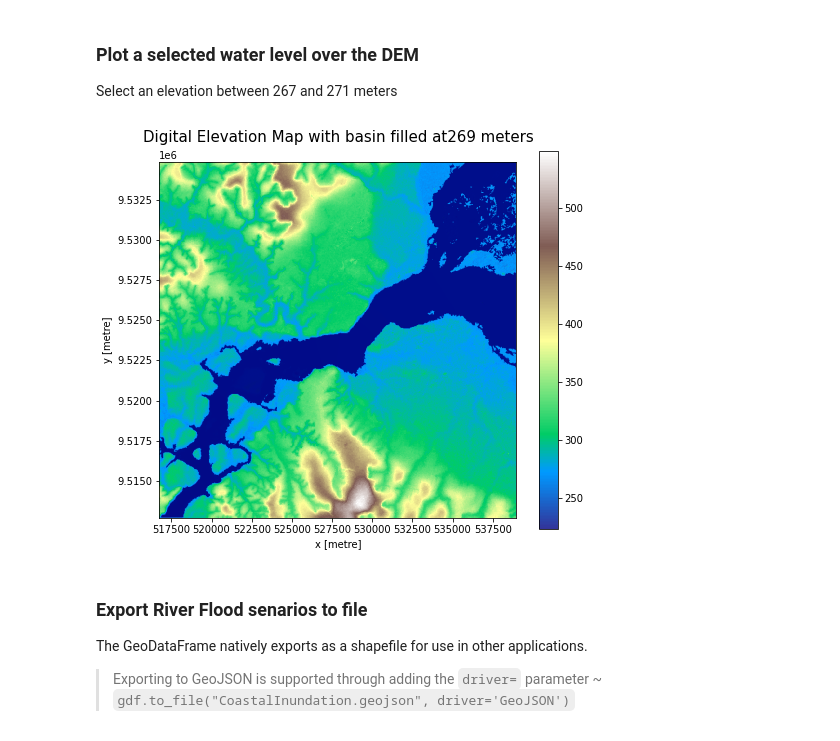
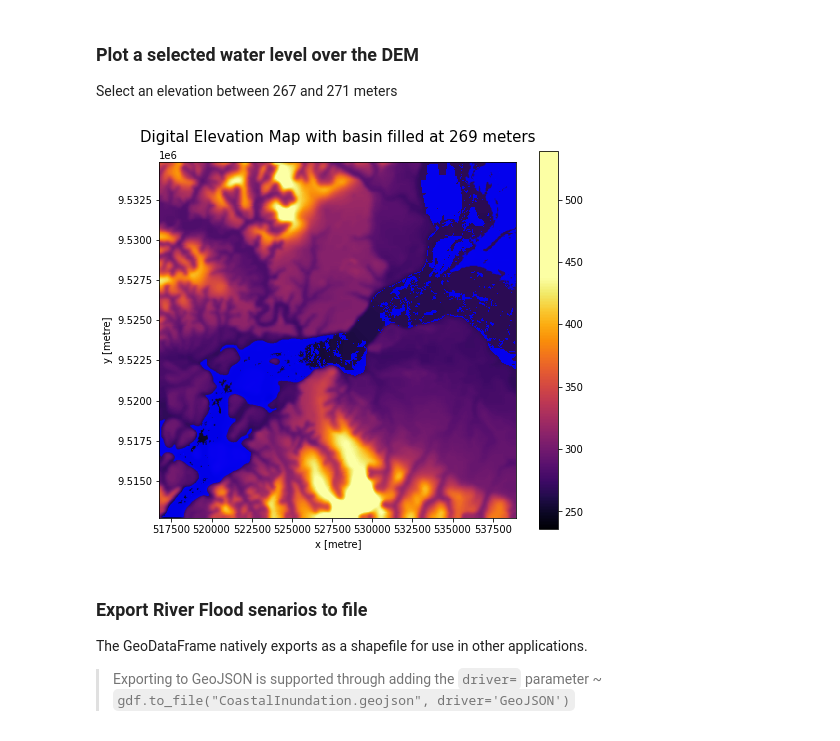
Before and after one commit to AdrianKriger/deafrica_personal, a Jupyter notebook: WorkingFolder/River_and_Urban_Flooding.ipynb, the cells around one changed output. Drawn from its saved outputs; the diff is of its cells as text; code cells hidden in the pictures.

```diff
--- a/WorkingFolder/River_and_Urban_Flooding.ipynb
+++ b/WorkingFolder/River_and_Urban_Flooding.ipynb
@@ -187,3 +184,25 @@ dem = elevation_array[['elevation']].isel(time=0).to_array()
+# %%
+# median_filter with 7x7 kernel size
+demMF = ndimage.median_filter(dem30.squeeze(), size=7, mode='mirror')
+
+nu_passes = 3
+sigma = 2
+truncate = 1.25
+
+dem = demMF
+#or without the median ~
+#dem = dem30.squeeze()
+
+for i in range(nu_passes):
+    dem = ndimage.gaussian_filter(dem, sigma=sigma, mode='mirror', truncate=truncate)
+
+#create a DataArray object
+dem = xr.DataArray(data = dem.squeeze(),
+                   coords = {'y': dem30.y,
+                             'x': dem30.x},
+                             #'spatial_ref': 2736},
+                   #attrs = {'crs': 'EPSG:2736'},
+                   dims = ["y", "x"])
 # %% [markdown]
 ### Plot the loaded data
 # %% [markdown]
@@ -357,7 +408,7 @@ We can improve our prediction through excluding areas that are normally classifi
 wofs_query = {
     'x': (lon_range),
     'y': (lat_range),
-    'output_crs': 'EPSG:2736',    # utm36s
+    'output_crs': 'EPSG:3342',    # utm33s
     'time': ('2018-01-01', '2018-12-30'),
     'resolution': (-30, 30)
 }
@@ -417,4 +458,4 @@ With our possible flooding levels and WOfS we simply create a water mask, and ne
 new_mask = {}
 
 for i in da_flood:
-    new_mask[i] = da_flood[i].where(wofls.frequency >= 0.9) #wofls.squeeze().frequency >= 0.9)
+    new_mask[i] = da_flood[i].where(wofls.frequency <= 0.9) #wofls.squeeze().frequency >= 0.9)
@@ -442,11 +481,11 @@ In the cell below, we use the argument `mask=da_flood.values==1` to indicate we
 # %%
 gdf = gpd.GeoDataFrame()
 
-for i in da_flood:
-        vectorize_gdf = xr_vectorize(da_flood[i],
-                                     crs=elevation_array.crs,
-                                     transform=elevation_array.geobox.transform,
-                                     mask=da_flood[i]==1)
+for i in new_mask:
+        vectorize_gdf = xr_vectorize(new_mask[i].squeeze(),
+                                     crs=wofls.crs,
+                                     transform=wofls.geobox.transform,
+                                     mask=new_mask[i].squeeze().values==1)#da_flood[i]==1)
         vectorize_gdf['z_value'] = i
         gdf = gdf.append(vectorize_gdf, ignore_index=True)
 # %% [markdown]
@@ -476,20 +515,21 @@ Select an elevation between 267 and 271 meters
 # %%
 test = 269
 # %%
-assert test >= gdf.z_value.unique()[0] and test <= gdf.z_value.unique()[-1], 'Values must be between '+str(gdf.z_value.unique()[0])+' and '+str(gdf.z_value.unique()[-1])
+assert test >= gdf.z_value.unique()[0] and test <= gdf.z_value.unique()[-1], \
+'Values must be between '+str(gdf.z_value.unique()[0])+' and '+str(gdf.z_value.unique()[-1])
 
 # Plot a subset of the elevation data
 fig, ax = plt.subplots(figsize=(8,6))
 #fig.patch.set_alpha(0)
 
-dem.plot(cmap='terrain', zorder=1)
+dem.plot(cmap=cmap_terrain, zorder=1)
 gdf_plot = gdf[gdf['z_value'] == test]
-gdf_plot.plot(ax=ax, zorder=2, color='navy', linewidth=0.5, alpha=0.9)
+gdf_plot.plot(ax=ax, zorder=2, color='blue', linewidth=0.5, alpha=0.9)
 ax.set_title('Digital Elevation Map with basin filled at ' +str(test)+ ' meters', pad=20, fontsize=15)
 plt.subplots_adjust(top=1)
 plt.show()
 # %% [output]
-[figure, old version]
+[figure, new version]
 # %% [markdown]
 ### Export River Flood senarios to file
 
```
Also changed, not shown: parts of 23 cells of this notebook.
